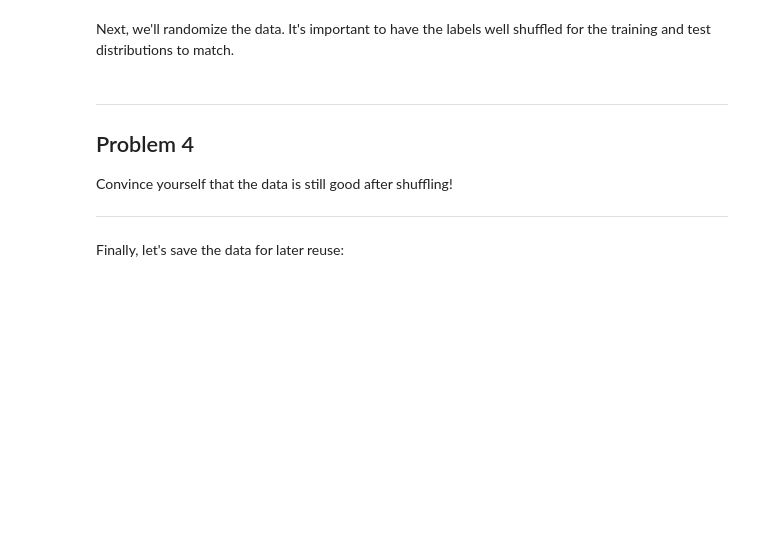
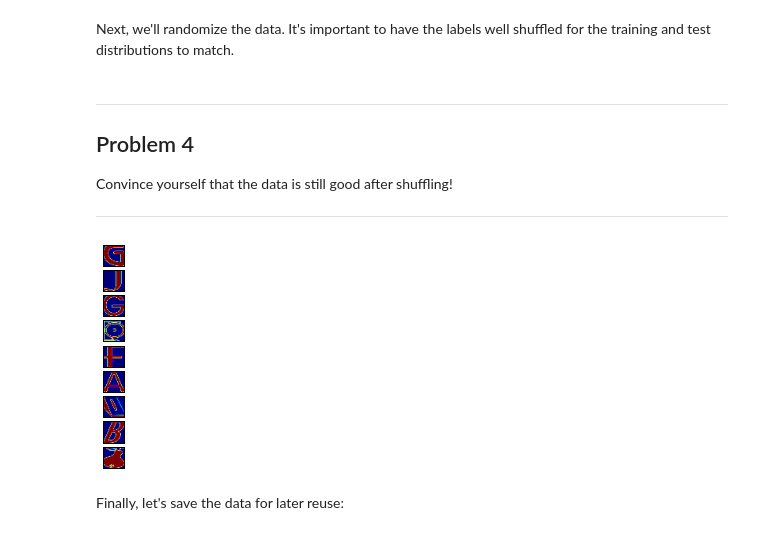
Before and after one commit to mkaiserpm/deeplearn_uc, a Jupyter notebook: 1_notmnist.ipynb, the cells around one changed output. Saved outputs shown, nothing was run; the diff lists cells and outputs as text; code cells hidden in the pictures; blank space fills up the shorter version.

```diff
--- a/1_notmnist.ipynb
+++ b/1_notmnist.ipynb
@@ -259,6 +302,16 @@ Problem 4
 Convince yourself that the data is still good after shuffling!
 
 ---
+# %%
+selpics = []
+for i in range(3):
+    selpics.append(random.choice(train_dataset))
+    selpics.append(random.choice(test_dataset))
+    selpics.append(random.choice(valid_dataset))
+
+plot_samples(selpics)
+# %% [output]
+[figure, added]
 # %% [markdown]
 Finally, let's save the data for later reuse:
 # %%
```
Also changed, not shown: parts of 11 cells of this notebook.
